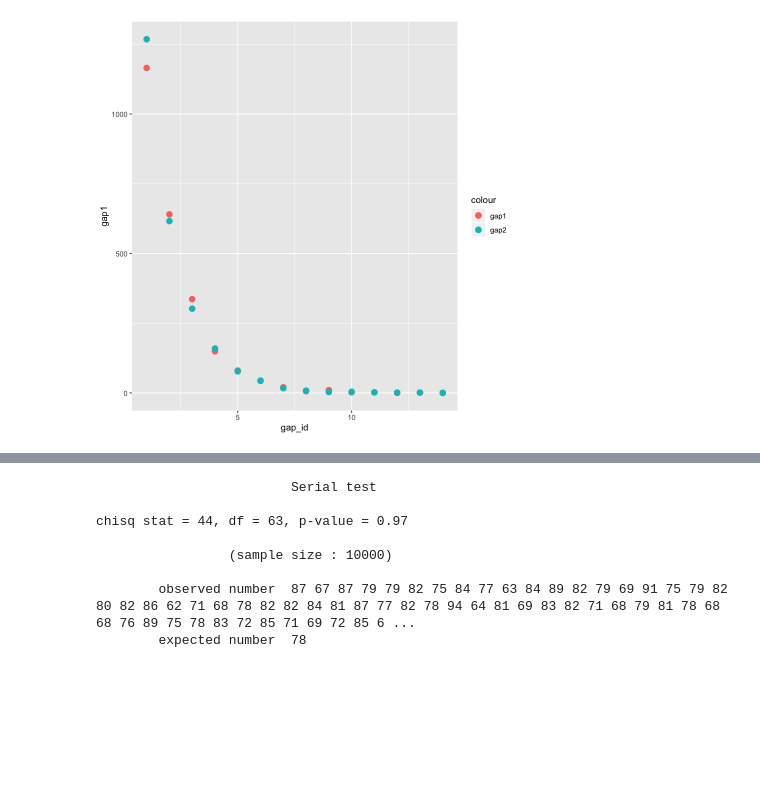
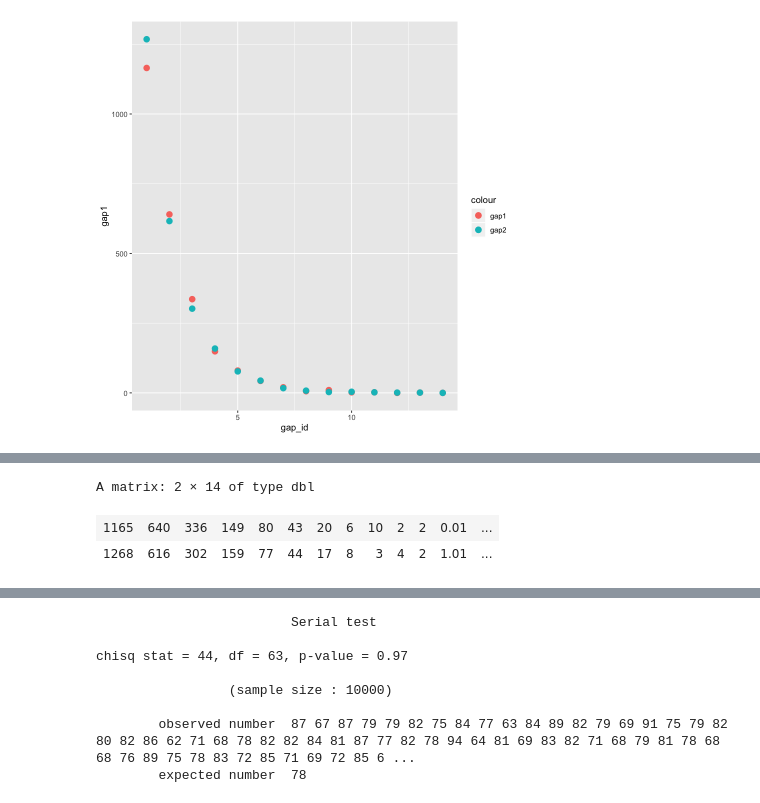
Before and after one commit to jingjing-unilu/ComputationalStatistic_Project21, a Jupyter notebook: Project-21.ipynb, the cells around one changed output, grey strips where cells are left out. Drawn from its saved outputs; the diff is of its cells as text; code cells hidden in the pictures; blank space fills up the shorter version.

```diff
--- a/Project-21.ipynb
+++ b/Project-21.ipynb
@@ -247,3 +332,4 @@ A data.frame: 14 × 3
 # %%
-chisq.test(rbind(gap1$observed, gap2$observed)[,-length(expected_2)])
+gap_obv11=rbind(gap1$observed, gap2$observed)
+gap_obv11
 # %% [output]
@@ -255,0 +378,6 @@ X-squared = 13, df = 12, p-value = 0.4
+# %%
+gap_obv11+0.01
+# %% [output]
+A matrix: 2 × 14 of type dbl
+| 1165 | 640 | 336 | 149 | 80 | 43 | 20 | 6 | 10 | 2 | 2 | 0.01 | ... |
+| 1268 | 616 | 302 | 159 | 77 | 44 | 17 | 8 | 3 | 4 | 2 | 1.01 | ... |
```
Also changed, not shown: parts of 37 cells of this notebook, 2 other files.
